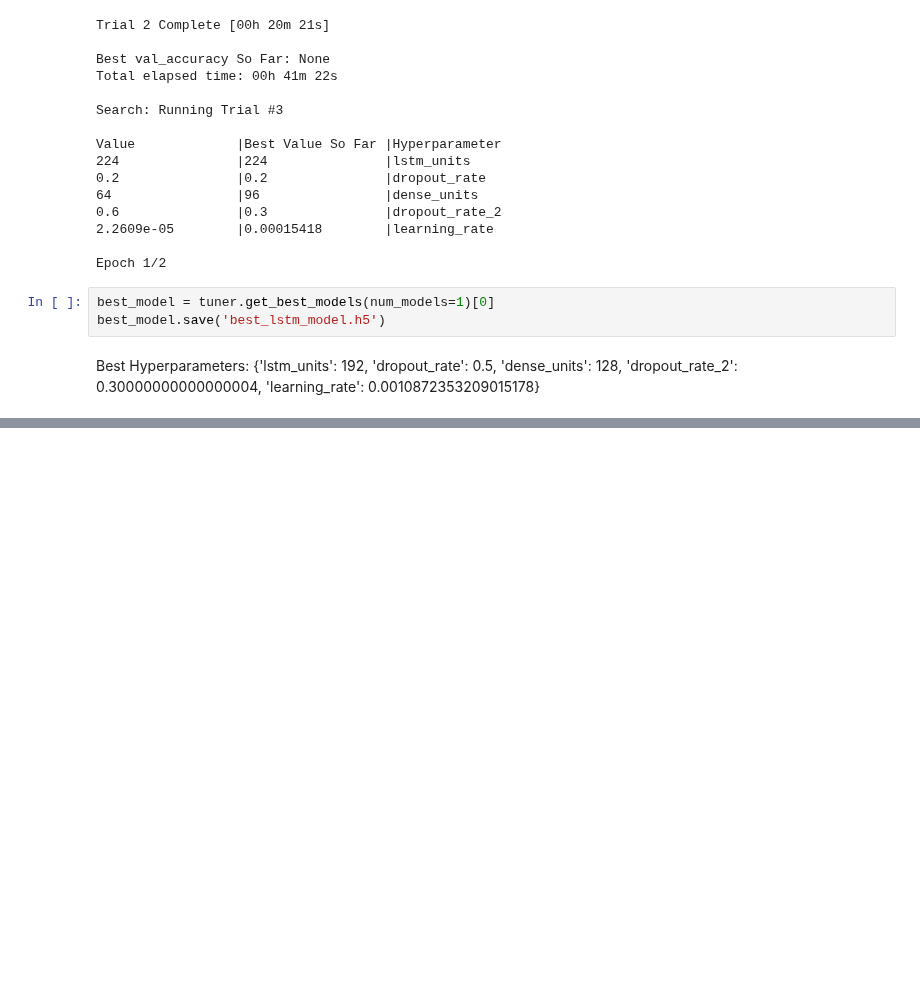
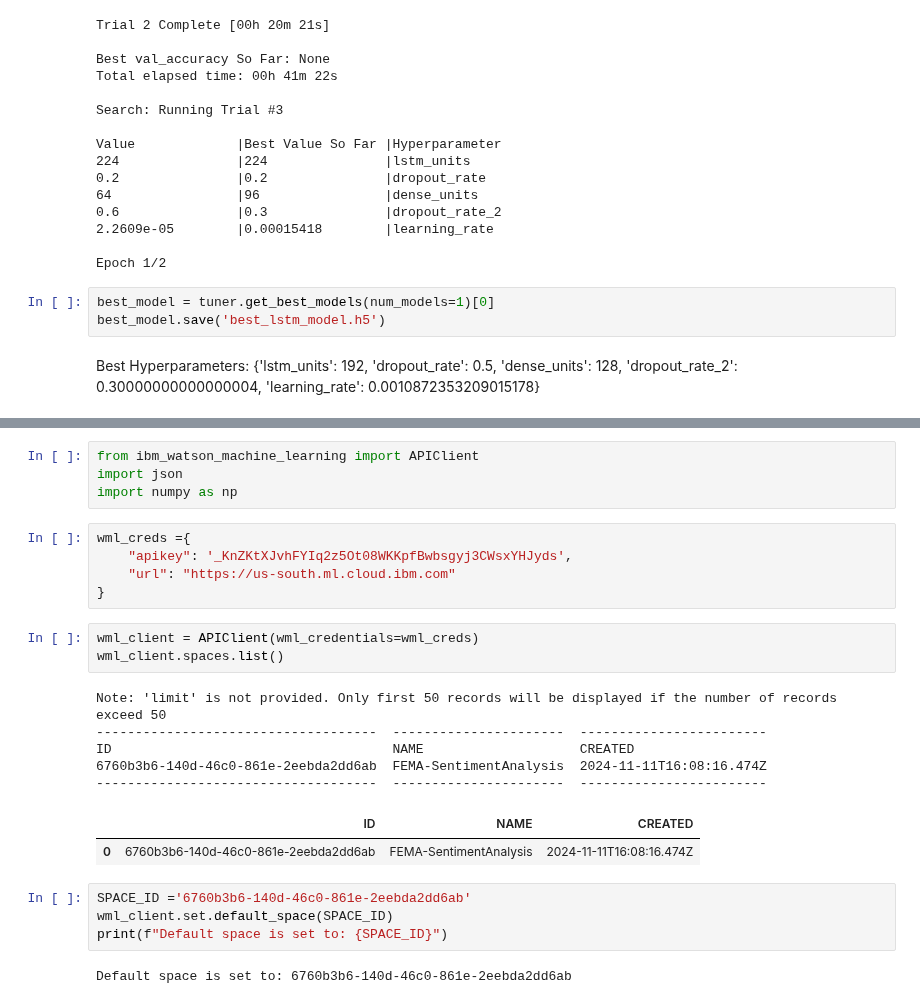
Before and after one commit to Nishchaypat/FEMA, a Jupyter notebook: lstm_arc.ipynb, the cells around one changed output, grey strips where cells are left out. Drawn from its saved outputs; the diff is of its cells as text; blank space fills up the shorter version.

```diff
--- a/lstm_arc.ipynb
+++ b/lstm_arc.ipynb
@@ -554 +557,27 @@ print(f"Predicted Output: {output}")
 Predicted Output: [array([[0.58270925]], dtype=float32), 'Positive']
+# %%
+from ibm_watson_machine_learning import APIClient
+import json
+import numpy as np
+# %%
+wml_creds ={
+    "apikey": '_KnZKtXJvhFYIq2z5Ot08WKKpfBwbsgyj3CWsxYHJyds',
+    "url": "https://us-south.ml.cloud.ibm.com"
+}
+# %%
+wml_client = APIClient(wml_credentials=wml_creds)
+wml_client.spaces.list()
+# %% [output]
+Note: 'limit' is not provided. Only first 50 records will be displayed if the number of records exceed 50
+------------------------------------  ----------------------  ------------------------
+ID                                    NAME                    CREATED
+6760b3b6-140d-46c0-861e-2eebda2dd6ab  FEMA-SentimentAnalysis  2024-11-11T16:08:16.474Z
+------------------------------------  ----------------------  ------------------------
+|  | ID | NAME | CREATED |
+| 0 | 6760b3b6-140d-46c0-861e-2eebda2dd6ab | FEMA-SentimentAnalysis | 2024-11-11T16:08:16.474Z |
+# %%
+SPACE_ID ='6760b3b6-140d-46c0-861e-2eebda2dd6ab'
+wml_client.set.default_space(SPACE_ID)
+print(f"Default space is set to: {SPACE_ID}")
+# %% [output]
+Default space is set to: 6760b3b6-140d-46c0-861e-2eebda2dd6ab
```
Also changed, not shown: parts of 9 cells of this notebook, 3 other files.
